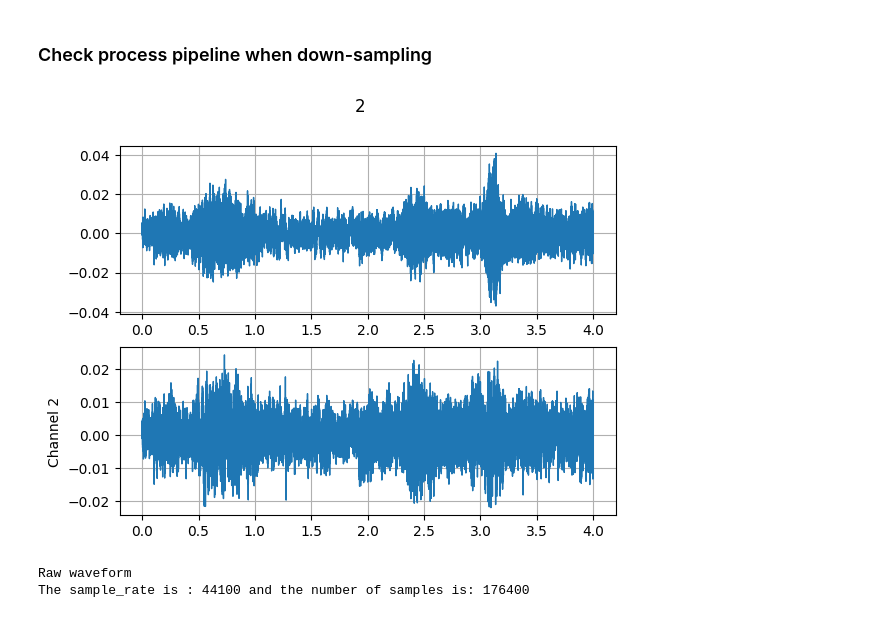
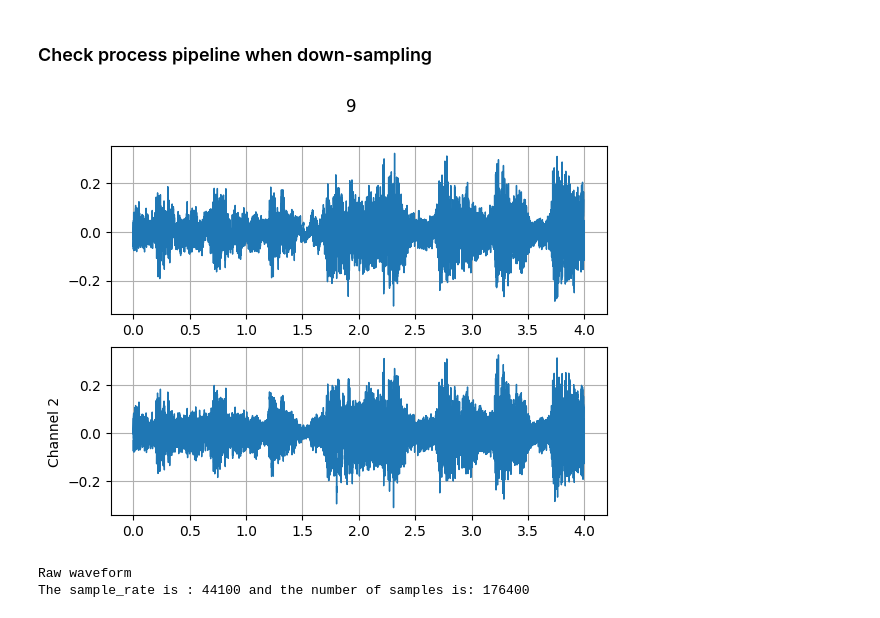
Before and after one commit to alextavern/musicAI, a Jupyter notebook: UrbanSound8K_Data_exploration+feature_extraction.ipynb, the cells around one changed output. Cells and saved outputs as stored; diff of their text form; code cells hidden in the pictures.

```diff
--- a/UrbanSound8K_Data_exploration+feature_extraction.ipynb
+++ b/UrbanSound8K_Data_exploration+feature_extraction.ipynb
@@ -25,3 +22,6 @@ dataset_val = U.UrbanSoundPrep(PATH, fold=2, train=False)
+# %%
+dataset_train = dp.UrbanSoundDatasetPrep(PATH, 'cpu', 2, train=True)
+dataset_val = dp.UrbanSoundDatasetPrep(PATH, 'cpu', 2, train=False)
 # %% [markdown]
 ### Load metadata
 # %%
@@ -237,11 +237,11 @@ def plot_waveform(waveform, sample_rate, title="Waveform", xlim=None, ylim=None)
     figure.suptitle(title)
     plt.show(block=False)
 # %%
-dataset_train = U.UrbanSoundPrep(PATH, fold=1, train=True, preprocess=False)
-waveform, sample_rate, label =  dataset_train[1]
+dataset_train = dp.UrbanSoundDatasetPrep(PATH, 'cpu', fold=1, train=True, preprocess=False)
+waveform, sample_rate, label =  dataset_train[7800]
 plot_waveform(waveform, sample_rate, label)
 # %% [output]
-[figure, old version]
+[figure, new version]
 # %%
 print("Raw waveform")
 print("The sample_rate is : {} and the number of samples is: {}".format(sample_rate, waveform.shape[1]))
```
Also changed, not shown: parts of 17 cells of this notebook, 3 other files.
